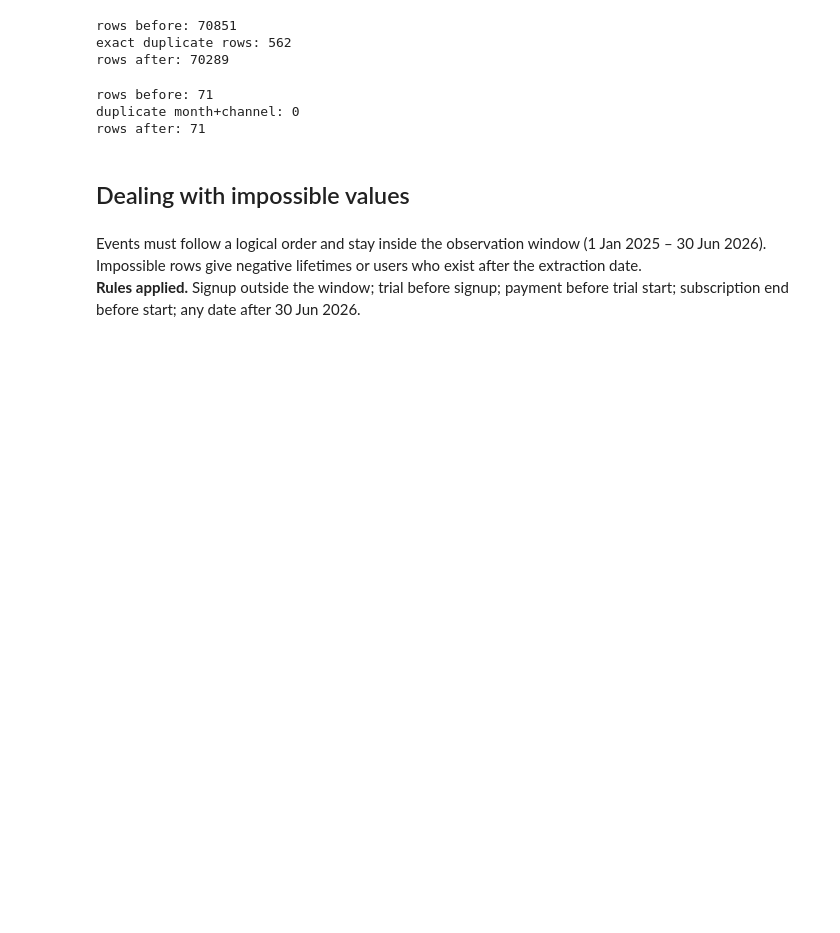
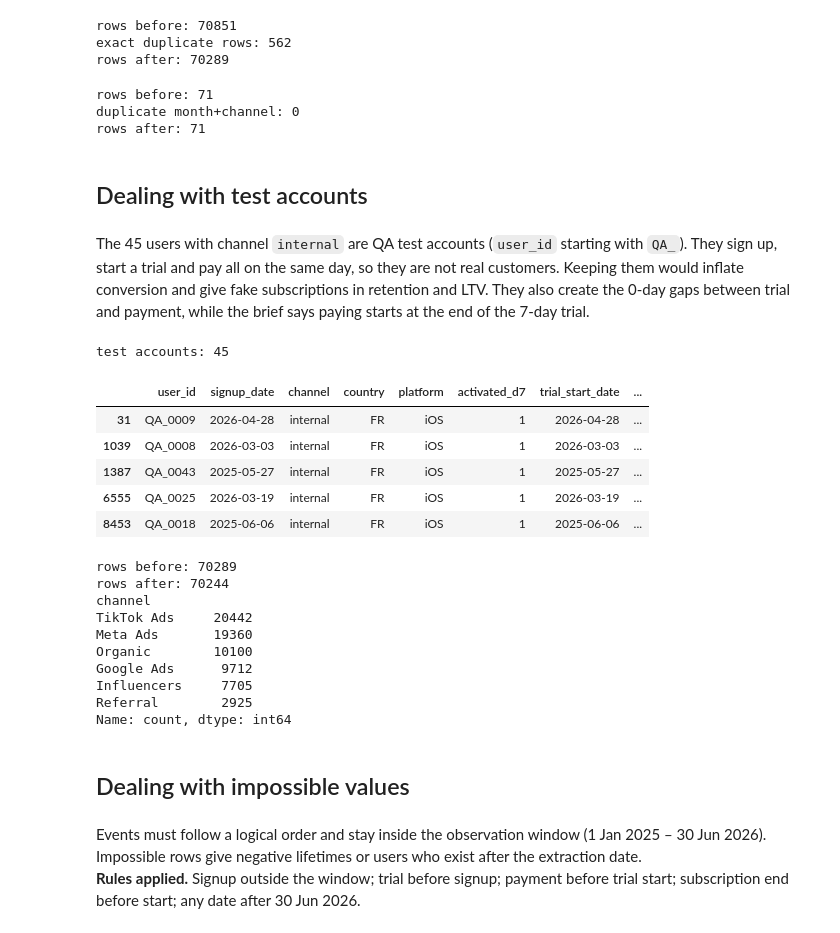
Before and after one commit to abdo0620/Filoop, a Jupyter notebook: notebooks/cleaning.ipynb, the cells around one changed output. Cells and saved outputs as stored; diff of their text form; code cells hidden in the pictures; blank space fills up the shorter version.

Commit message:
Refactor cleaning notebook: reset execution counts, add markdown for test accounts, and handle missing values in marketing spend data

```diff
--- a/notebooks/cleaning.ipynb
+++ b/notebooks/cleaning.ipynb
@@ -224,6 +224,38 @@ print("rows after:", len(mark))
 rows before: 71
 duplicate month+channel: 0
 rows after: 71
+# %% [markdown]
+## Dealing with test accounts
+# %% [markdown]
+The 45 users with channel `internal` are QA test accounts (`user_id` starting with `QA_`). They sign up, start a trial and pay all on the same day, so they are not real customers. Keeping them would inflate conversion and give fake subscriptions in retention and LTV. They also create the 0-day gaps between trial and payment, while the brief says paying starts at the end of the 7-day trial.
+# %%
+is_test = (user["channel"] == "internal") | user["user_id"].str.startswith("QA_")
+print("test accounts:", is_test.sum())
+display(user[is_test].head())
+
+print("rows before:", len(user))
+user = user[~is_test]
+user["channel"] = user["channel"].cat.remove_unused_categories()
+print("rows after:", len(user))
+print(user["channel"].value_counts(dropna=False))
+# %% [output]
+test accounts: 45
+|  | user_id | signup_date | channel | country | platform | activated_d7 | trial_start_date | ... |
+| 31 | QA_0009 | 2026-04-28 | internal | FR | iOS | 1 | 2026-04-28 | ... |
+| 1039 | QA_0008 | 2026-03-03 | internal | FR | iOS | 1 | 2026-03-03 | ... |
+| 1387 | QA_0043 | 2025-05-27 | internal | FR | iOS | 1 | 2025-05-27 | ... |
+| 6555 | QA_0025 | 2026-03-19 | internal | FR | iOS | 1 | 2026-03-19 | ... |
+| 8453 | QA_0018 | 2025-06-06 | internal | FR | iOS | 1 | 2025-06-06 | ... |
+rows before: 70289
+rows after: 70244
+channel
+TikTok Ads     20442
+Meta Ads       19360
+Organic        10100
+Google Ads      9712
+Influencers     7705
+Referral        2925
+Name: count, dtype: int64
 # %% [markdown]
 ## Dealing with impossible values
 # %% [markdown]
```
Also changed, not shown: parts of 15 cells of this notebook, 2 other files.
